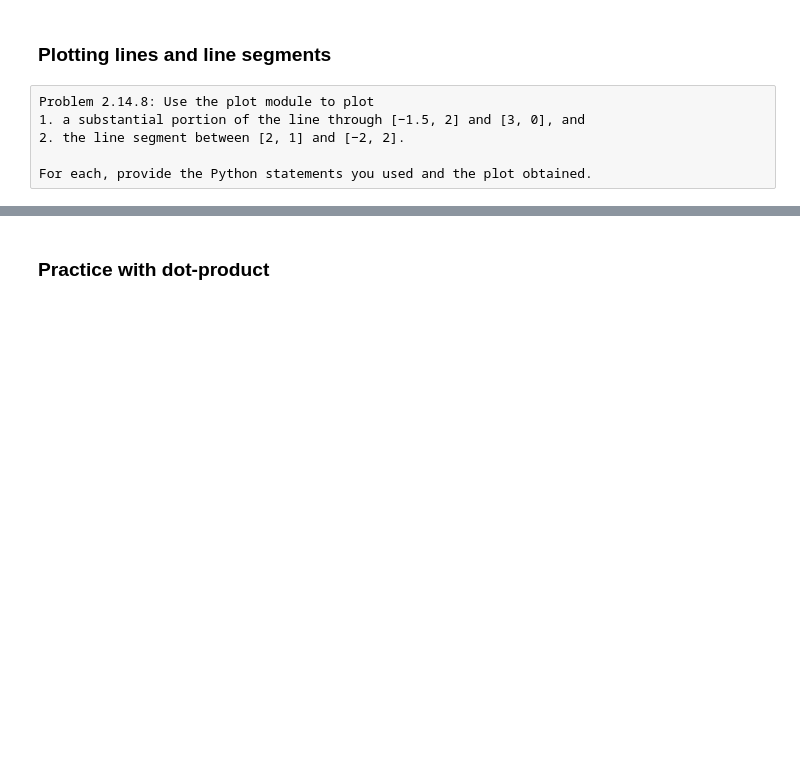
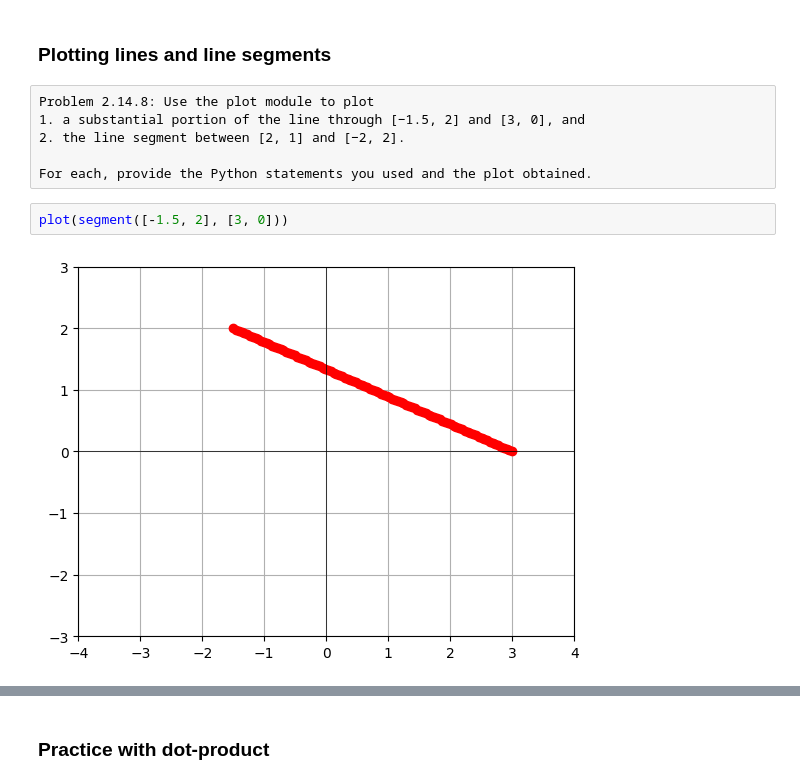
Before and after one commit to jjmaturino/coding_the_matrix, a Jupyter notebook: 2_the_vector/readings.ipynb, the cells around one changed output, grey strips where cells are left out. Cells and saved outputs as stored; diff of their text form; blank space fills up the shorter version.

```diff
--- a/2_the_vector/readings.ipynb
+++ b/2_the_vector/readings.ipynb
@@ -5236,3 +5732,7 @@ Problem 2.14.8: Use the plot module to plot
 2. the line segment between [2, 1] and [−2, 2].
 
 For each, provide the Python statements you used and the plot obtained.
+# %%
+plot(segment([-1.5, 2], [3, 0]))
+# %% [output]
+[figure, added]
```
Also changed, not shown: parts of 72 cells of this notebook, 4 other files.
